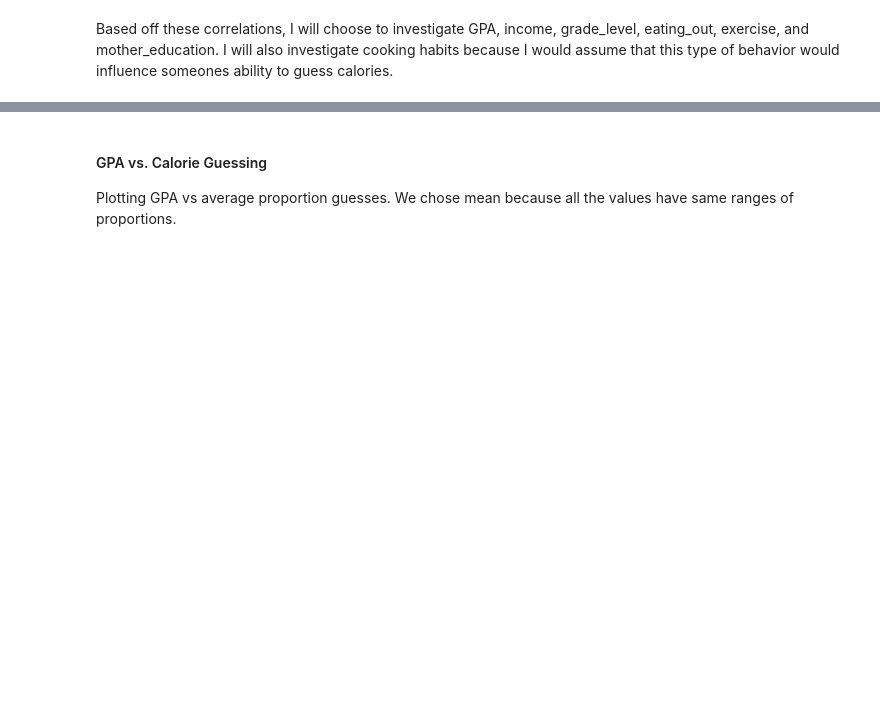
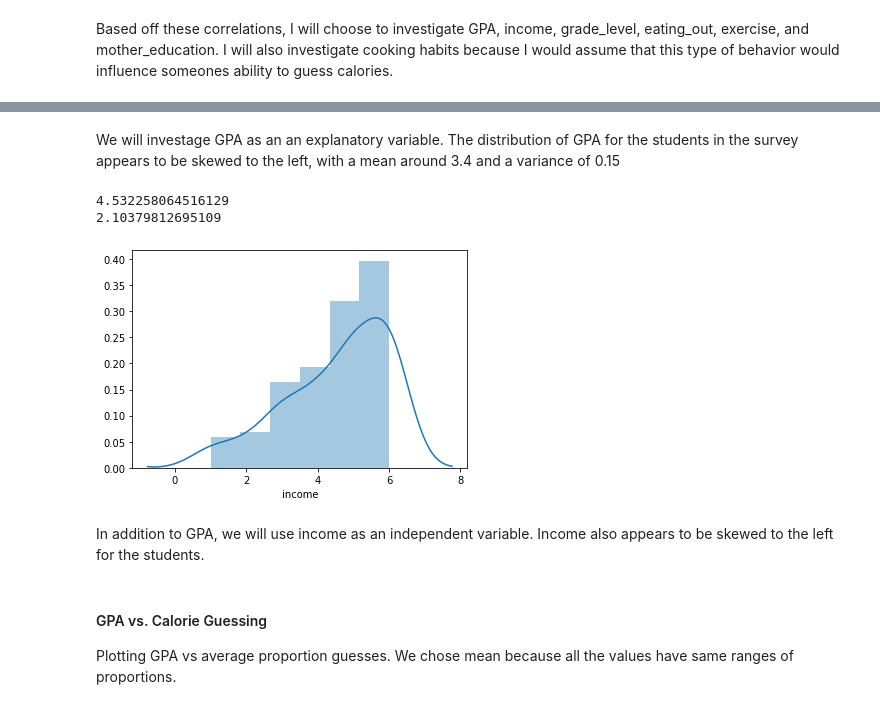
Before and after one commit to tiffanyhsu001/Stats131_FinalProject, a Jupyter notebook: Exploratory_analysis.ipynb, the cells around one changed output, grey strips where cells are left out. Cells and saved outputs as stored; diff of their text form; code cells hidden in the pictures; blank space fills up the shorter version.

```diff
--- a/Exploratory_analysis.ipynb
+++ b/Exploratory_analysis.ipynb
@@ -105,3 +109,15 @@ sns.distplot(df2['GPA'].dropna())
+# %% [markdown]
+We will investage GPA as an an explanatory variable. The distribution of GPA for the students in the survey appears to be skewed to the left, with a mean around 3.4 and a variance of 0.15
+# %%
+sns.distplot(df2['income'].dropna(),bins = 6)
+print(np.mean(df2['income']))
+print(np.var(df2['income']))
+# %% [output]
+4.532258064516129
+2.10379812695109
+[figure, added]
+# %% [markdown]
+In addition to GPA, we will use income as an independent variable. Income also appears to be skewed to the left for the students.
 # %% [markdown]
 #### GPA vs. Calorie Guessing
 Plotting GPA vs average proportion guesses. We chose mean because all the values have same ranges of proportions.
```
Also changed, not shown: parts of 40 cells of this notebook.
